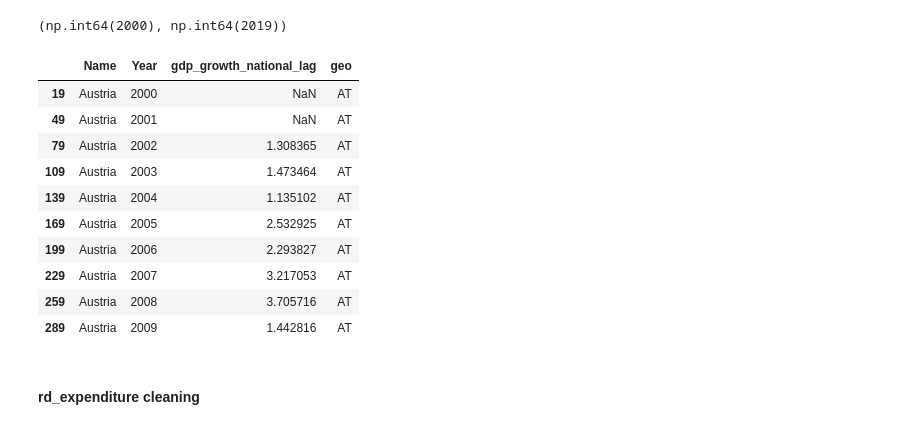
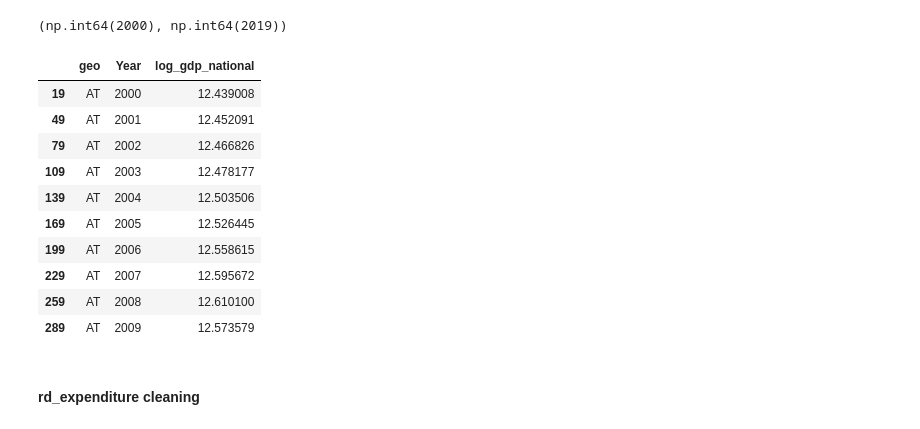
Before and after one commit to SL-Pedro/masters, a Jupyter notebook: Patents1.3.ipynb, the cells around one changed output. Drawn from its saved outputs; the diff is of its cells as text; code cells hidden in the pictures.

```diff
--- a/Patents1.3.ipynb
+++ b/Patents1.3.ipynb
@@ -1629,8 +1629,5 @@ df_gdp_long
 # %%
 import numpy as np
 
-df_gdp_long["gdp_growth_national"] = (
-    df_gdp_long
-    .groupby("Name")["gdp"]
-    .transform(lambda x: 100 * np.log(x).diff())
-)
+# Log of national GDP level — used as a level control (not growth)
+df_gdp_long["log_gdp_national"] = np.log(df_gdp_long["gdp"])
@@ -1639,14 +1634,7 @@ df_gdp_long["gdp_growth_national"] = (
-# %%
-df_gdp_long["gdp_growth_national_lag"] = (
-    df_gdp_long
-    .groupby("Name")["gdp_growth_national"]
-    .shift(1)
-)
 # %% [markdown]
 #### Final Dataset
 # %%
-df_gdp_growth_national = df_gdp_long[
-    ["Name", "Year", "gdp_growth_national_lag", "NUTS"]
-]
-df_gdp_growth_national
+df_gdp_national = df_gdp_long[["NUTS", "Year", "log_gdp_national"]].copy()
+df_gdp_national = df_gdp_national.rename(columns={"NUTS": "geo"})
+df_gdp_national
 # %% [output]
@@ -2311,19 +2292,19 @@ df["Year"].min(), df["Year"].max()
 # %% [output]
 (np.int64(2000), np.int64(2019))
 # %%
-df_gdp_growth_national.sort_values(["geo", "Year"]).head(10)
+df_gdp_national.sort_values(["geo", "Year"]).head(10)
 # %% [output]
-|  | Name | Year | gdp_growth_national_lag | geo |
-| 19 | Austria | 2000 | NaN | AT |
-| 49 | Austria | 2001 | NaN | AT |
-| 79 | Austria | 2002 | 1.308365 | AT |
-| 109 | Austria | 2003 | 1.473464 | AT |
-| 139 | Austria | 2004 | 1.135102 | AT |
-| 169 | Austria | 2005 | 2.532925 | AT |
-| 199 | Austria | 2006 | 2.293827 | AT |
-| 229 | Austria | 2007 | 3.217053 | AT |
-| 259 | Austria | 2008 | 3.705716 | AT |
-| 289 | Austria | 2009 | 1.442816 | AT |
+|  | geo | Year | log_gdp_national |
+| 19 | AT | 2000 | 12.439008 |
+| 49 | AT | 2001 | 12.452091 |
+| 79 | AT | 2002 | 12.466826 |
+| 109 | AT | 2003 | 12.478177 |
+| 139 | AT | 2004 | 12.503506 |
+| 169 | AT | 2005 | 12.526445 |
+| 199 | AT | 2006 | 12.558615 |
+| 229 | AT | 2007 | 12.595672 |
+| 259 | AT | 2008 | 12.610100 |
+| 289 | AT | 2009 | 12.573579 |
 # %% [markdown]
 #### rd_expenditure cleaning
 # %%
```
Also changed, not shown: parts of 340 cells of this notebook.
